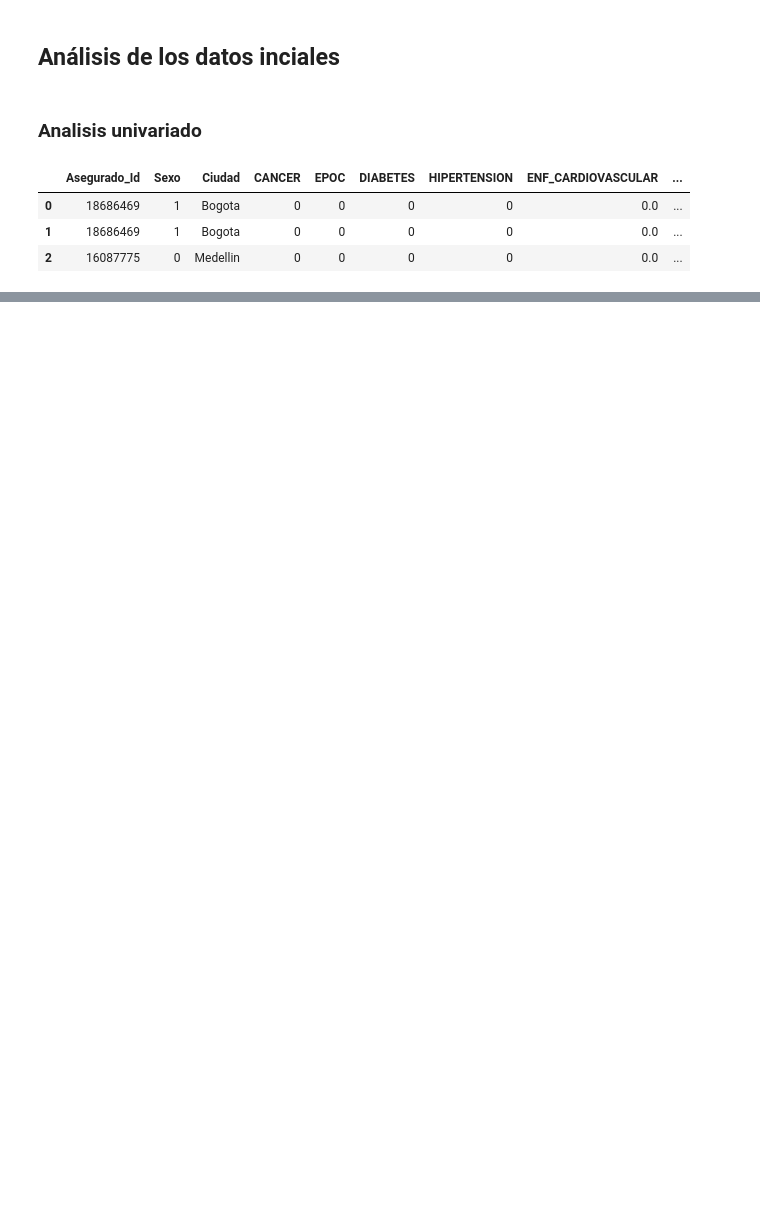
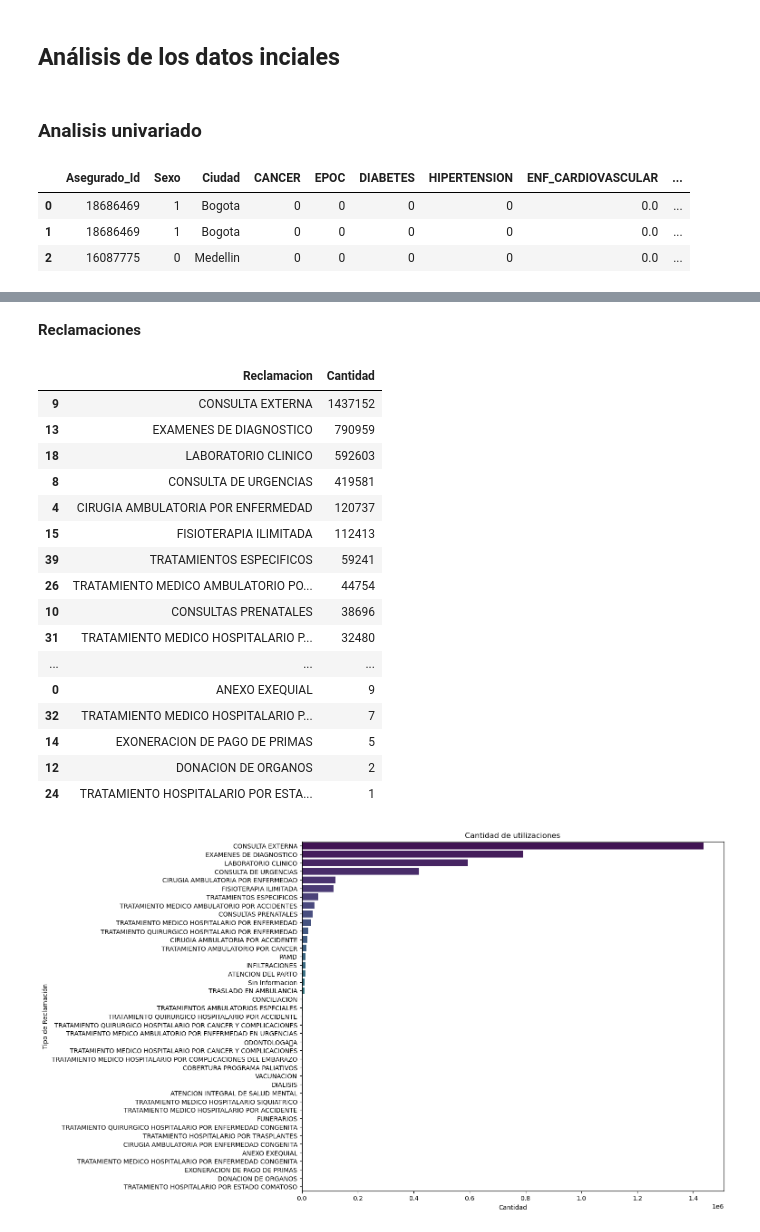
Before and after one commit to EstebanCaroP/Proyecto_Finanzas, a Jupyter notebook: C_Analisis_exploratorio.ipynb, the cells around one changed output, grey strips where cells are left out. Drawn from its saved outputs; the diff is of its cells as text; code cells hidden in the pictures; blank space fills up the shorter version.

```diff
--- a/C_Analisis_exploratorio.ipynb
+++ b/C_Analisis_exploratorio.ipynb
@@ -22,0 +41,32 @@ df.head(3)
+# %% [markdown]
+**Reclamaciones**
+# %%
+conteo_reclamaciones = df.groupby('Reclamacion').size().reset_index(name='Cantidad')
+conteo_reclamaciones = conteo_reclamaciones.sort_values(by='Cantidad', ascending=False)
+display(conteo_reclamaciones)
+
+plt.figure(figsize=(12, 10))
+sns.barplot(x='Cantidad', y='Reclamacion', data=conteo_reclamaciones, palette='viridis')
+plt.title('Cantidad de utilizaciones')
+plt.xlabel('Cantidad')
+plt.ylabel('Tipo de Reclamación')
+plt.show()
+# %% [output]
+|  | Reclamacion | Cantidad |
+| 9 | CONSULTA EXTERNA | 1437152 |
+| 13 | EXAMENES DE DIAGNOSTICO | 790959 |
+| 18 | LABORATORIO CLINICO | 592603 |
+| 8 | CONSULTA DE URGENCIAS | 419581 |
+| 4 | CIRUGIA AMBULATORIA POR ENFERMEDAD | 120737 |
+| 15 | FISIOTERAPIA ILIMITADA | 112413 |
+| 39 | TRATAMIENTOS ESPECIFICOS | 59241 |
+| 26 | TRATAMIENTO MEDICO AMBULATORIO PO... | 44754 |
+| 10 | CONSULTAS PRENATALES | 38696 |
+| 31 | TRATAMIENTO MEDICO HOSPITALARIO P... | 32480 |
+| ... | ... | ... |
+| 0 | ANEXO EXEQUIAL | 9 |
+| 32 | TRATAMIENTO MEDICO HOSPITALARIO P... | 7 |
+| 14 | EXONERACION DE PAGO DE PRIMAS | 5 |
+| 12 | DONACION DE ORGANOS | 2 |
+| 24 | TRATAMIENTO HOSPITALARIO POR ESTA... | 1 |
+[figure, added]
```
Also changed, not shown: parts of 21 cells of this notebook.
